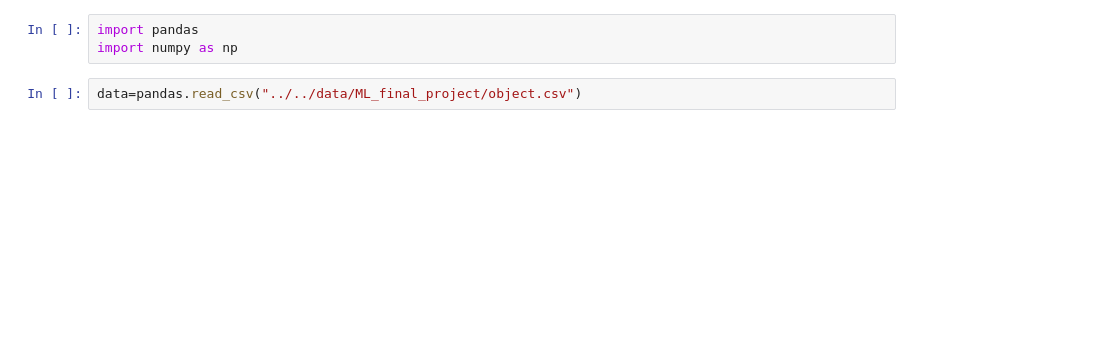
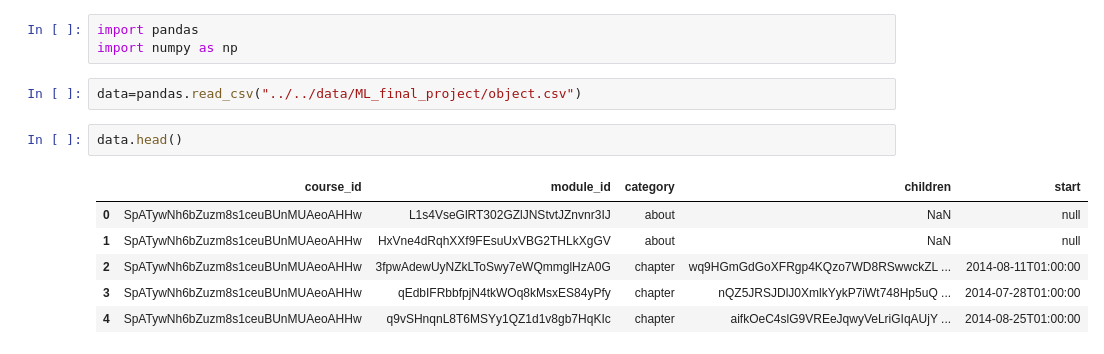
Before and after one commit to hsiaoyi0504/ML2015Final, a Jupyter notebook: src/feature/course.ipynb, the cells around one changed output. Cells and saved outputs as stored; diff of their text form; blank space fills up the shorter version.

```diff
--- a/src/feature/course.ipynb
+++ b/src/feature/course.ipynb
@@ -3,4 +3,13 @@ import pandas
 import numpy as np
 # %%
 data=pandas.read_csv("../../data/ML_final_project/object.csv")
+# %%
+data.head()
+# %% [output]
+|  | course_id | module_id | category | children | start |
+| 0 | SpATywNh6bZuzm8s1ceuBUnMUAeoAHHw | L1s4VseGlRT302GZlJNStvtJZnvnr3IJ | about | NaN | null |
+| 1 | SpATywNh6bZuzm8s1ceuBUnMUAeoAHHw | HxVne4dRqhXXf9FEsuUxVBG2THLkXgGV | about | NaN | null |
+| 2 | SpATywNh6bZuzm8s1ceuBUnMUAeoAHHw | 3fpwAdewUyNZkLToSwy7eWQmmglHzA0G | chapter | wq9HGmGdGoXFRgp4KQzo7WD8RSwwckZL ... | 2014-08-11T01:00:00 |
+| 3 | SpATywNh6bZuzm8s1ceuBUnMUAeoAHHw | qEdbIFRbbfpjN4tkWOq8kMsxES84yPfy | chapter | nQZ5JRSJDlJ0XmlkYykP7iWt748Hp5uQ ... | 2014-07-28T01:00:00 |
+| 4 | SpATywNh6bZuzm8s1ceuBUnMUAeoAHHw | q9vSHnqnL8T6MSYy1QZ1d1v8gb7HqKIc | chapter | aifkOeC4slG9VREeJqwyVeLriGIqAUjY ... | 2014-08-25T01:00:00 |
 # %%
```
Also changed, not shown: parts of 7 cells of this notebook.
